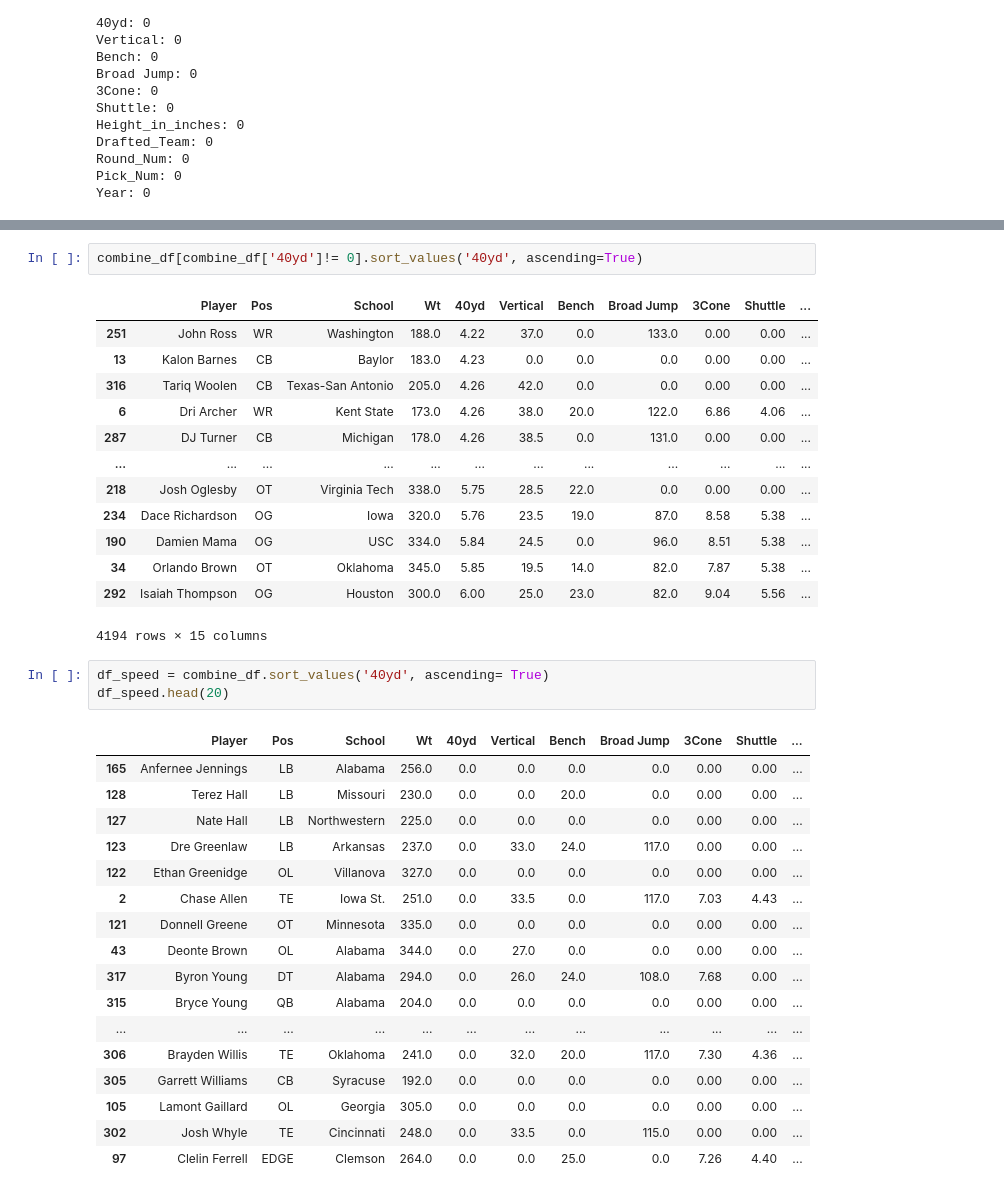
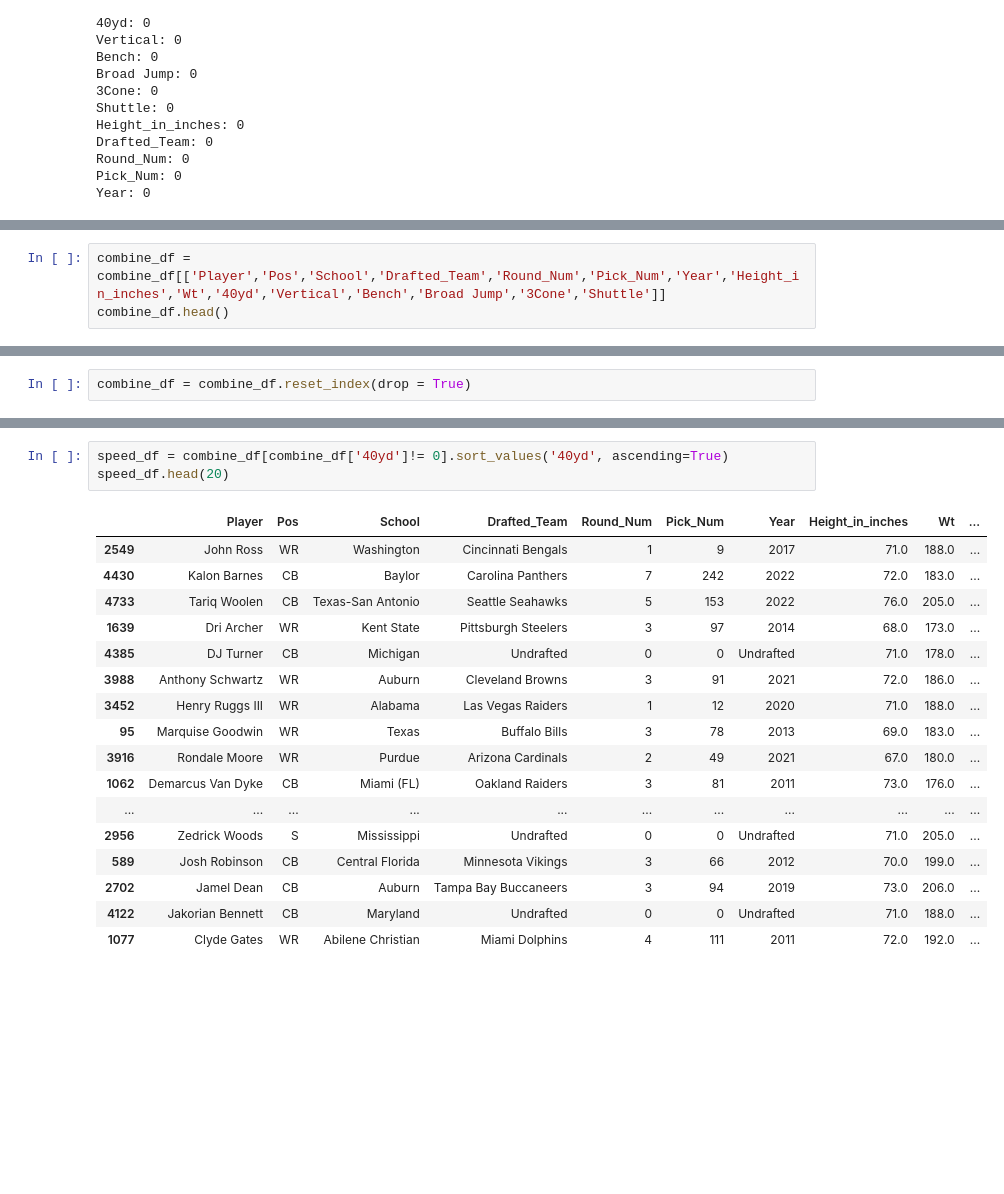
Before and after one commit to Domgraz/NFL_Combine_Draft_EDA, a Jupyter notebook: NFL_Draft.ipynb, the cells around one changed output, grey strips where cells are left out. Cells and saved outputs as stored; diff of their text form; blank space fills up the shorter version.

```diff
--- a/NFL_Draft.ipynb
+++ b/NFL_Draft.ipynb
@@ -170,0 +183,3 @@ df.head()
+# %%
+combine_df = combine_df[['Player','Pos','School','Drafted_Team','Round_Num','Pick_Num','Year','Height_in_inches','Wt','40yd','Vertical','Bench','Broad Jump','3Cone','Shuttle']]
+combine_df.head()
@@ -170,0 +197,2 @@ df.head()
+# %%
+combine_df = combine_df.reset_index(drop = True)
@@ -171,37 +204,21 @@ df.head()
 # %%
-combine_df[combine_df['40yd']!= 0].sort_values('40yd', ascending=True)
+speed_df = combine_df[combine_df['40yd']!= 0].sort_values('40yd', ascending=True)
+speed_df.head(20)
 # %% [output]
-|  | Player | Pos | School | Wt | 40yd | Vertical | Bench | Broad Jump | 3Cone | Shuttle | ... |
-| 251 | John Ross | WR | Washington | 188.0 | 4.22 | 37.0 | 0.0 | 133.0 | 0.00 | 0.00 | ... |
-| 13 | Kalon Barnes | CB | Baylor | 183.0 | 4.23 | 0.0 | 0.0 | 0.0 | 0.00 | 0.00 | ... |
-| 316 | Tariq Woolen | CB | Texas-San Antonio | 205.0 | 4.26 | 42.0 | 0.0 | 0.0 | 0.00 | 0.00 | ... |
-| 6 | Dri Archer | WR | Kent State | 173.0 | 4.26 | 38.0 | 20.0 | 122.0 | 6.86 | 4.06 | ... |
-| 287 | DJ Turner | CB | Michigan | 178.0 | 4.26 | 38.5 | 0.0 | 131.0 | 0.00 | 0.00 | ... |
-| ... | ... | ... | ... | ... | ... | ... | ... | ... | ... | ... | ... |
-| 218 | Josh Oglesby | OT | Virginia Tech | 338.0 | 5.75 | 28.5 | 22.0 | 0.0 | 0.00 | 0.00 | ... |
-| 234 | Dace Richardson | OG | Iowa | 320.0 | 5.76 | 23.5 | 19.0 | 87.0 | 8.58 | 5.38 | ... |
-| 190 | Damien Mama | OG | USC | 334.0 | 5.84 | 24.5 | 0.0 | 96.0 | 8.51 | 5.38 | ... |
-| 34 | Orlando Brown | OT | Oklahoma | 345.0 | 5.85 | 19.5 | 14.0 | 82.0 | 7.87 | 5.38 | ... |
-| 292 | Isaiah Thompson | OG | Houston | 300.0 | 6.00 | 25.0 | 23.0 | 82.0 | 9.04 | 5.56 | ... |
+|  | Player | Pos | School | Drafted_Team | Round_Num | Pick_Num | Year | Height_in_inches | Wt | ... |
+| 2549 | John Ross | WR | Washington | Cincinnati Bengals | 1 | 9 | 2017 | 71.0 | 188.0 | ... |
+| 4430 | Kalon Barnes | CB | Baylor | Carolina Panthers | 7 | 242 | 2022 | 72.0 | 183.0 | ... |
+| 4733 | Tariq Woolen | CB | Texas-San Antonio | Seattle Seahawks | 5 | 153 | 2022 | 76.0 | 205.0 | ... |
+| 1639 | Dri Archer | WR | Kent State | Pittsburgh Steelers | 3 | 97 | 2014 | 68.0 | 173.0 | ... |
+| 4385 | DJ Turner | CB | Michigan | Undrafted | 0 | 0 | Undrafted | 71.0 | 178.0 | ... |
+| 3988 | Anthony Schwartz | WR | Auburn | Cleveland Browns | 3 | 91 | 2021 | 72.0 | 186.0 | ... |
+| 3452 | Henry Ruggs III | WR | Alabama | Las Vegas Raiders | 1 | 12 | 2020 | 71.0 | 188.0 | ... |
+| 95 | Marquise Goodwin | WR | Texas | Buffalo Bills | 3 | 78 | 2013 | 69.0 | 183.0 | ... |
+| 3916 | Rondale Moore | WR | Purdue | Arizona Cardinals | 2 | 49 | 2021 | 67.0 | 180.0 | ... |
+| 1062 | Demarcus Van Dyke | CB | Miami (FL) | Oakland Raiders | 3 | 81 | 2011 | 73.0 | 176.0 | ... |
+| ... | ... | ... | ... | ... | ... | ... | ... | ... | ... | ... |
+| 2956 | Zedrick Woods | S | Mississippi | Undrafted | 0 | 0 | Undrafted | 71.0 | 205.0 | ... |
+| 589 | Josh Robinson | CB | Central Florida | Minnesota Vikings | 3 | 66 | 2012 | 70.0 | 199.0 | ... |
+| 2702 | Jamel Dean | CB | Auburn | Tampa Bay Buccaneers | 3 | 94 | 2019 | 73.0 | 206.0 | ... |
+| 4122 | Jakorian Bennett | CB | Maryland | Undrafted | 0 | 0 | Undrafted | 71.0 | 188.0 | ... |
+| 1077 | Clyde Gates | WR | Abilene Christian | Miami Dolphins | 4 | 111 | 2011 | 72.0 | 192.0 | ... |
-4194 rows × 15 columns
-# %%
-df_speed = combine_df.sort_values('40yd', ascending= True)
-df_speed.head(20)
-# %% [output]
-|  | Player | Pos | School | Wt | 40yd | Vertical | Bench | Broad Jump | 3Cone | Shuttle | ... |
-| 165 | Anfernee Jennings | LB | Alabama | 256.0 | 0.0 | 0.0 | 0.0 | 0.0 | 0.00 | 0.00 | ... |
-| 128 | Terez Hall | LB | Missouri | 230.0 | 0.0 | 0.0 | 20.0 | 0.0 | 0.00 | 0.00 | ... |
-| 127 | Nate Hall | LB | Northwestern | 225.0 | 0.0 | 0.0 | 0.0 | 0.0 | 0.00 | 0.00 | ... |
-| 123 | Dre Greenlaw | LB | Arkansas | 237.0 | 0.0 | 33.0 | 24.0 | 117.0 | 0.00 | 0.00 | ... |
-| 122 | Ethan Greenidge | OL | Villanova | 327.0 | 0.0 | 0.0 | 0.0 | 0.0 | 0.00 | 0.00 | ... |
-| 2 | Chase Allen | TE | Iowa St. | 251.0 | 0.0 | 33.5 | 0.0 | 117.0 | 7.03 | 4.43 | ... |
-| 121 | Donnell Greene | OT | Minnesota | 335.0 | 0.0 | 0.0 | 0.0 | 0.0 | 0.00 | 0.00 | ... |
-| 43 | Deonte Brown | OL | Alabama | 344.0 | 0.0 | 27.0 | 0.0 | 0.0 | 0.00 | 0.00 | ... |
-| 317 | Byron Young | DT | Alabama | 294.0 | 0.0 | 26.0 | 24.0 | 108.0 | 7.68 | 0.00 | ... |
-| 315 | Bryce Young | QB | Alabama | 204.0 | 0.0 | 0.0 | 0.0 | 0.0 | 0.00 | 0.00 | ... |
-| ... | ... | ... | ... | ... | ... | ... | ... | ... | ... | ... | ... |
-| 306 | Brayden Willis | TE | Oklahoma | 241.0 | 0.0 | 32.0 | 20.0 | 117.0 | 7.30 | 4.36 | ... |
-| 305 | Garrett Williams | CB | Syracuse | 192.0 | 0.0 | 0.0 | 0.0 | 0.0 | 0.00 | 0.00 | ... |
-| 105 | Lamont Gaillard | OL | Georgia | 305.0 | 0.0 | 0.0 | 0.0 | 0.0 | 0.00 | 0.00 | ... |
-| 302 | Josh Whyle | TE | Cincinnati | 248.0 | 0.0 | 33.5 | 0.0 | 115.0 | 0.00 | 0.00 | ... |
-| 97 | Clelin Ferrell | EDGE | Clemson | 264.0 | 0.0 | 0.0 | 25.0 | 0.0 | 7.26 | 4.40 | ... |
```
Also changed, not shown: parts of 13 cells of this notebook.
